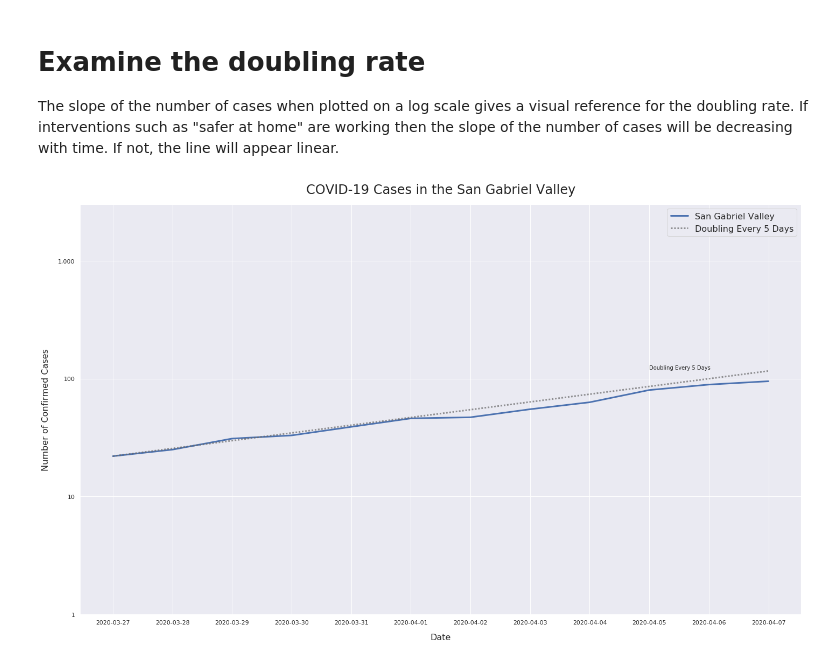
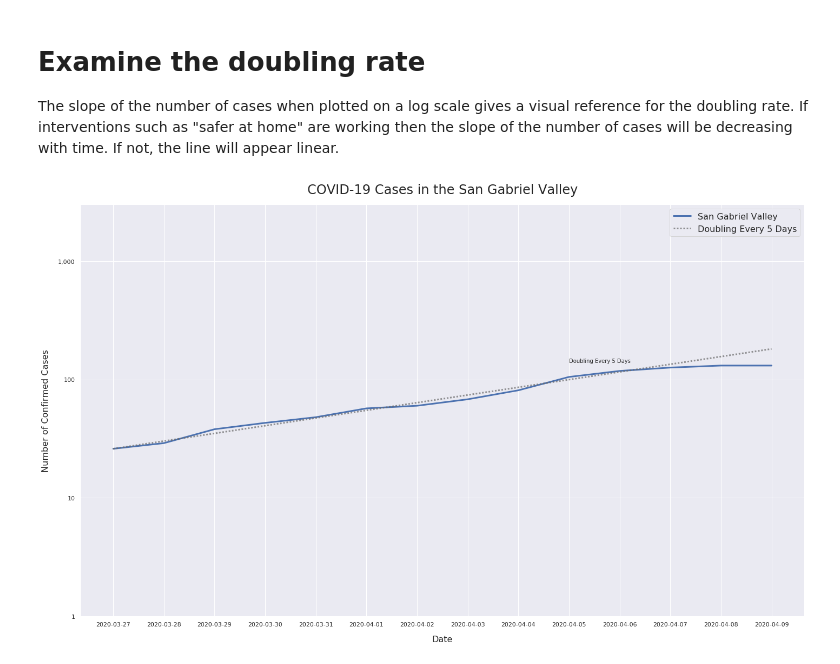
Before and after one commit to jalderman9/covid-19-analysis, a Jupyter notebook: latimes_data.ipynb, the cells around one changed output. Cells and saved outputs as stored; diff of their text form; code cells hidden in the pictures.

Commit message:
Updated plots

```diff
--- a/latimes_data.ipynb
+++ b/latimes_data.ipynb
@@ -25,7 +25,7 @@ date_format = mdates.DateFormatter('%Y-%m-%d')
 data = pd.read_csv('latimes-place-totals.csv', index_col='date', parse_dates=True)
 lacounty = data[data['county']=='Los Angeles']
 
-sgv_cities = ['Arcadia','Monrovia','Duarte','Azusa','Glendora','Sierra Madre','Industry','Rosemead','West Covina','San Marino']
+sgv_cities = ['Arcadia','Monrovia','Duarte','Azusa','Glendora','East Pasadena','Bradbury','Sierra Madre','Industry','Rosemead','Covina','Charter Oak','North El Monte','La Verne','West Covina','San Marino']
 sgv = pd.DataFrame()
 for city in sgv_cities:
     sgv = sgv.append(lacounty[lacounty['place']=='City of '+city])
@@ -74,28 +76,28 @@ The slope of the number of cases when plotted on a log scale gives a visual refe
 # %%
 
 
 fig, ax = plt.subplots(figsize=(24, 14))
 
 # A list for plotting doubling time reference lines
 x_ref = np.linspace(0, len(sgv.index), len(sgv.index))
 line_sgv, = ax.plot(sgv.index, sgv['confirmed_cases'], linewidth=3, label='San Gabriel Valley')
 
 initial_cases = sgv['confirmed_cases'][0]
 ax.plot(sgv.index, [initial_cases*(2**(1/5*x)) for x in x_ref], linewidth=3, dashes=[1,1], label='Doubling Every 5 Days', color='dimgrey', alpha=0.7)
-ax.text('2020-04-05', 120, 'Doubling Every 5 Days', fontsize=10)
+ax.text('2020-04-05', 140, 'Doubling Every 5 Days', fontsize=10)
 
 plt.yscale('log')
 
 ax.get_yaxis().set_major_formatter(FuncFormatter(lambda x, p: format(int(x), ',')))
 ax.set_yticks([10**x for x in range(0,7)])
 ax.set_ylim(1,3000)
 
 ax.set_xlabel('Date', fontsize=16, labelpad=15)
 ax.set_ylabel('Number of Confirmed Cases', fontsize=16, labelpad=15)
 ax.set_xticks(sgv.index)
 ax.xaxis.set_major_formatter(date_format)
 plt.title('COVID-19 Cases in the San Gabriel Valley', fontsize=24, pad=20)
 plt.legend(fontsize=16)
 plt.savefig('covid19-sgv.png',bbox_inches='tight')
 # %% [output]
-[figure, old version]
+[figure, new version]
```
Also changed, not shown: parts of 2 cells of this notebook, 1 other file.
